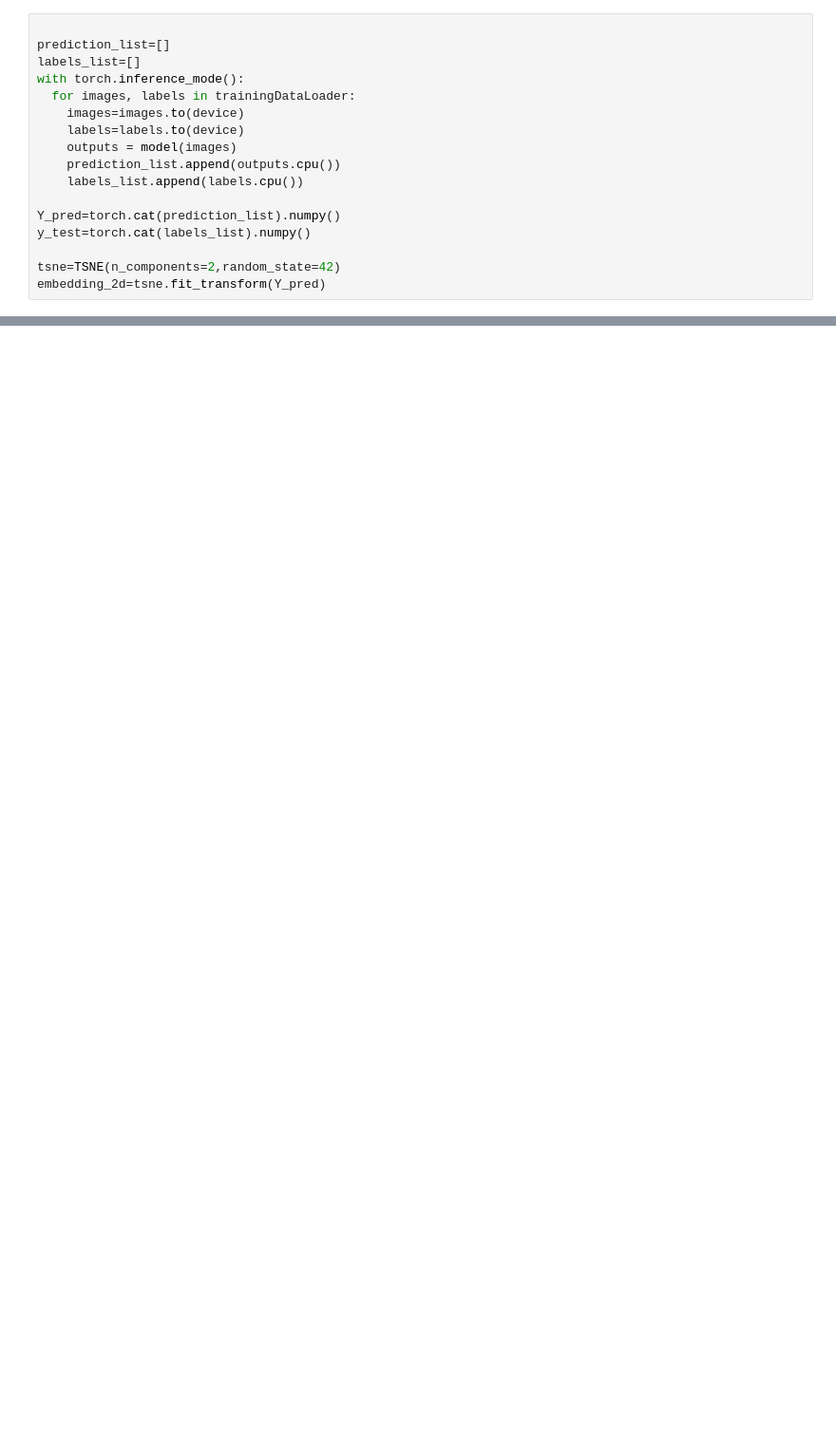
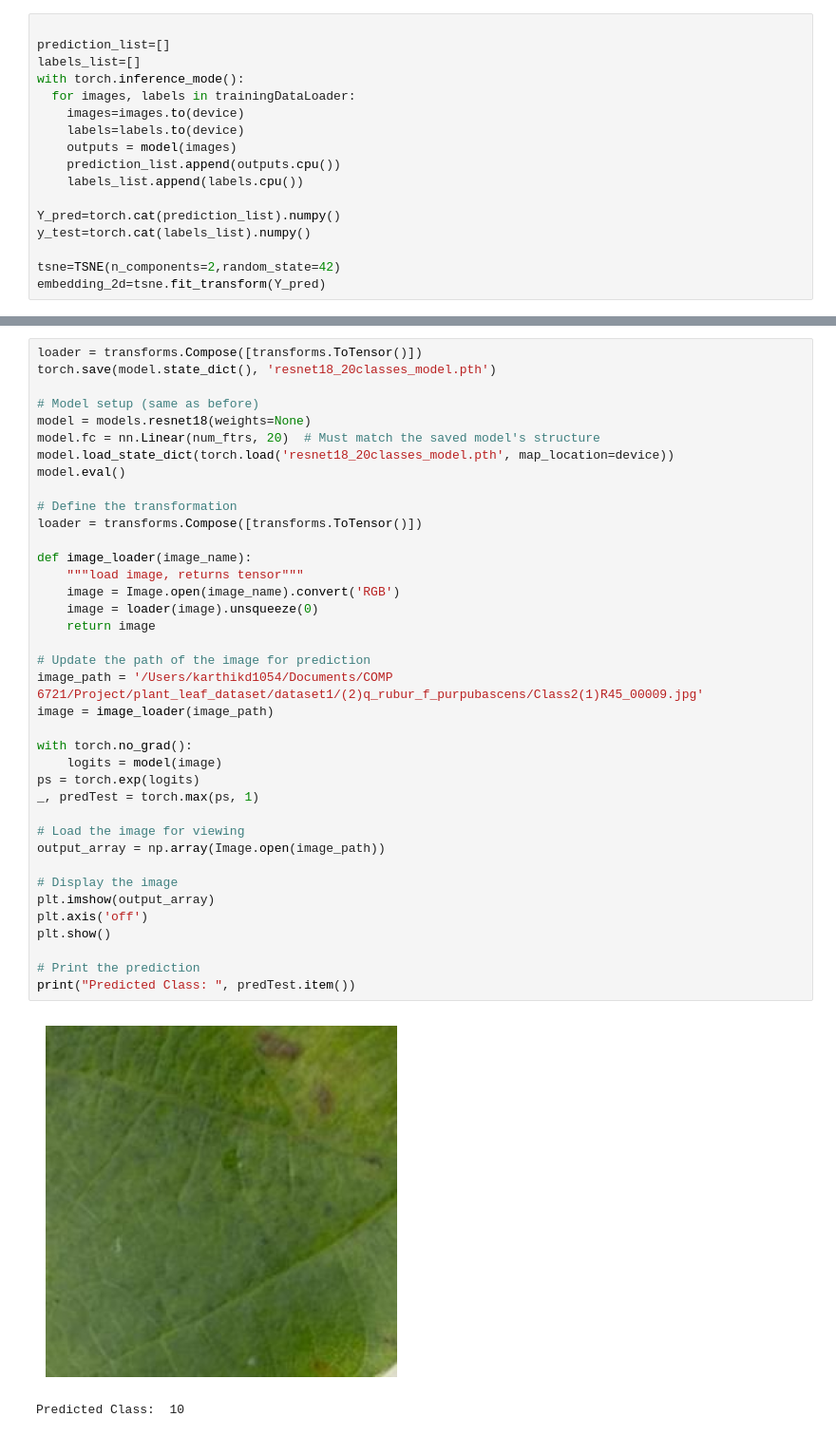
Before and after one commit to lakshyakalia/COMP6721-GroupE, a Jupyter notebook: ResNet18/ResNet18_Dataset1_MPS.ipynb, the cells around one changed output, grey strips where cells are left out. Shown at 95% size. Saved outputs shown, nothing was run; the diff lists cells and outputs as text; blank space fills up the shorter version.

```diff
--- a/ResNet18/ResNet18_Dataset1_MPS.ipynb
+++ b/ResNet18/ResNet18_Dataset1_MPS.ipynb
@@ -388,0 +386,41 @@ plt.show()
+# %%
+loader = transforms.Compose([transforms.ToTensor()])
+torch.save(model.state_dict(), 'resnet18_20classes_model.pth')
+
+# Model setup (same as before)
+model = models.resnet18(weights=None)
+model.fc = nn.Linear(num_ftrs, 20)  # Must match the saved model's structure
+model.load_state_dict(torch.load('resnet18_20classes_model.pth', map_location=device))
+model.eval()
+
+# Define the transformation
+loader = transforms.Compose([transforms.ToTensor()])
+
+def image_loader(image_name):
+    """load image, returns tensor"""
+    image = Image.open(image_name).convert('RGB')
+    image = loader(image).unsqueeze(0)
+    return image
+
+# Update the path of the image for prediction
+image_path = '/Users/karthikd1054/Documents/COMP 6721/Project/plant_leaf_dataset/dataset1/(2)q_rubur_f_purpubascens/Class2(1)R45_00009.jpg'
+image = image_loader(image_path)
+
+with torch.no_grad():
+    logits = model(image)
+ps = torch.exp(logits)
+_, predTest = torch.max(ps, 1)
+
+# Load the image for viewing
+output_array = np.array(Image.open(image_path))
+
+# Display the image
+plt.imshow(output_array)
+plt.axis('off')
+plt.show()
+
+# Print the prediction
+print("Predicted Class: ", predTest.item())
+# %% [output]
+[figure, added]
+Predicted Class:  10
```
Also changed, not shown: parts of 7 cells of this notebook, 6 other files.
